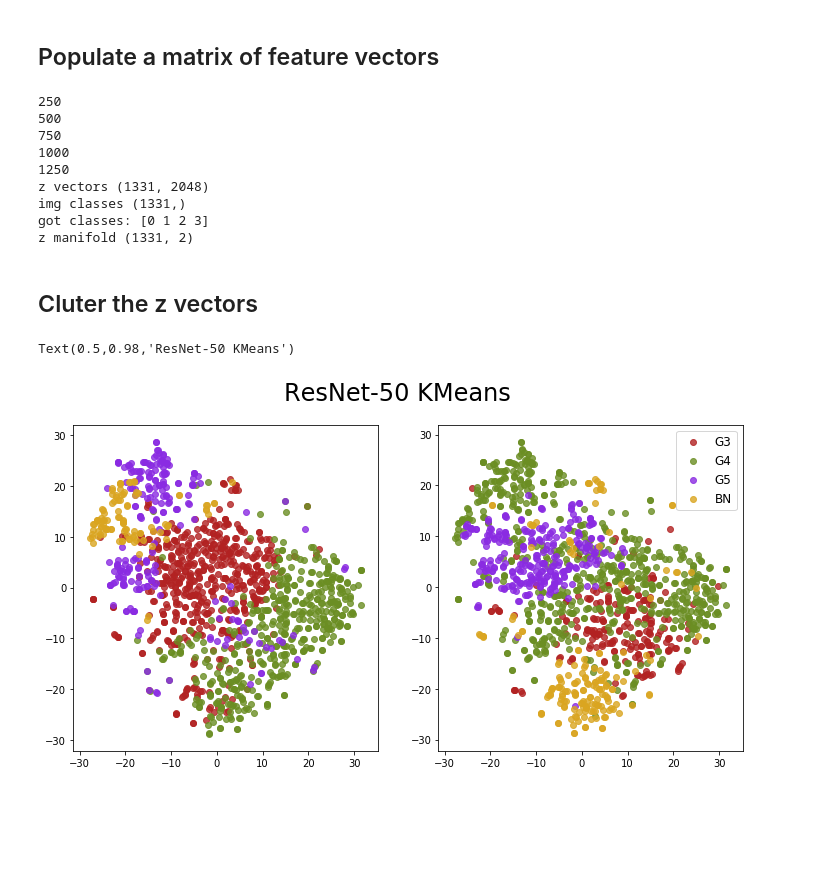
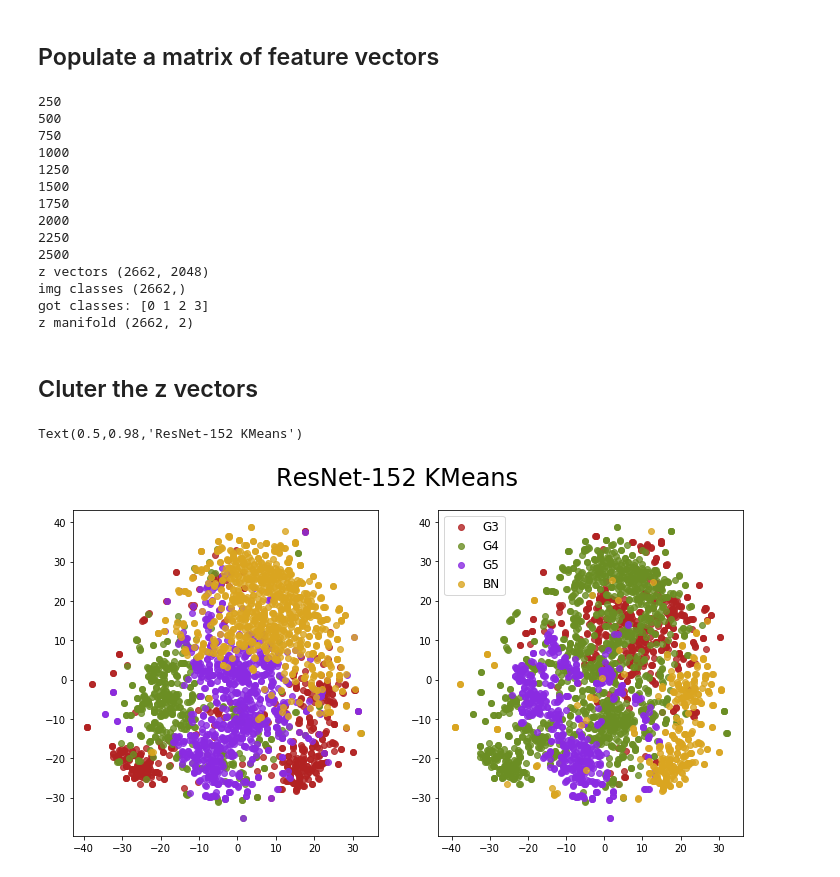
Before and after one commit to BioImageInformatics/gleason_grade, a Jupyter notebook: notebooks/hub_clustering.ipynb, the cells around one changed output. Drawn from its saved outputs; the diff is of its cells as text; code cells hidden in the pictures; blank space fills up the shorter version.

```diff
--- a/notebooks/hub_clustering.ipynb
+++ b/notebooks/hub_clustering.ipynb
@@ -32,9 +32,9 @@ labels = ['G3', 'G4', 'G5', 'BN', 'ST']
 # %%
 # MODULE_URL = 'https://tfhub.dev/google/imagenet/inception_v3/feature_vector/1'
 # MODULE_URL = 'https://tfhub.dev/google/imagenet/nasnet_large/feature_vector/1'
-MODULE_URL = 'https://tfhub.dev/google/imagenet/resnet_v2_50/feature_vector/1'
+# MODULE_URL = 'https://tfhub.dev/google/imagenet/resnet_v2_50/feature_vector/1'
 # MODULE_URL = 'https://tfhub.dev/google/imagenet/resnet_v2_101/feature_vector/1'
-# MODULE_URL = 'https://tfhub.dev/google/imagenet/resnet_v2_152/feature_vector/1'
+MODULE_URL = 'https://tfhub.dev/google/imagenet/resnet_v2_152/feature_vector/1'
 
 config = tf.ConfigProto()
 config.gpu_options.allow_growth = True
@@ -80,7 +80,7 @@ idx = 0
 resize = 0.5
 crop_size = int(height * (1/resize))
 
-samples = 5
+samples = 10
 x0_vect = np.linspace(0, 1200-crop_size, samples, dtype=np.int)
 y0_vect = np.linspace(0, 1200-crop_size, samples, dtype=np.int)
 coords = zip(x0_vect, y0_vect)
@@ -143,10 +143,15 @@ print('z manifold', z_manifold.shape)
 750
 1000
 1250
-z vectors (1331, 2048)
-img classes (1331,)
+1500
+1750
+2000
+2250
+2500
+z vectors (2662, 2048)
+img classes (2662,)
 got classes: [0 1 2 3]
-z manifold (1331, 2)
+z manifold (2662, 2)
 # %% [markdown]
 ## Cluter the z vectors
 # %%
@@ -155,15 +160,15 @@ clusterer = MiniBatchKMeans(n_clusters=4, verbose=0, n_init=100).fit(z_vectors)
 # %%
 fig, axs = plt.subplots(1,2, figsize=(12, 6))
 
 for k in range(4):
     idxs = np.where(clusterer.labels_==k)
     sns.regplot(z_manifold[idxs,0], z_manifold[idxs,1], fit_reg=False, color=colors[k], ax=axs[0])
 
     idxs = np.where(img_classes==k)
     sns.regplot(z_manifold[idxs,0], z_manifold[idxs,1], fit_reg=False, color=colors[k], label=labels[k], ax=axs[1])
 
 plt.legend(fontsize=12)
-plt.suptitle('ResNet-50 KMeans', fontsize=24)
+plt.suptitle('ResNet-152 KMeans', fontsize=24)
 # %% [output]
-Text(0.5,0.98,'ResNet-50 KMeans')
+Text(0.5,0.98,'ResNet-152 KMeans')
-[figure, old version]
+[figure, new version]
```
Also changed, not shown: parts of 1 cell of this notebook.
